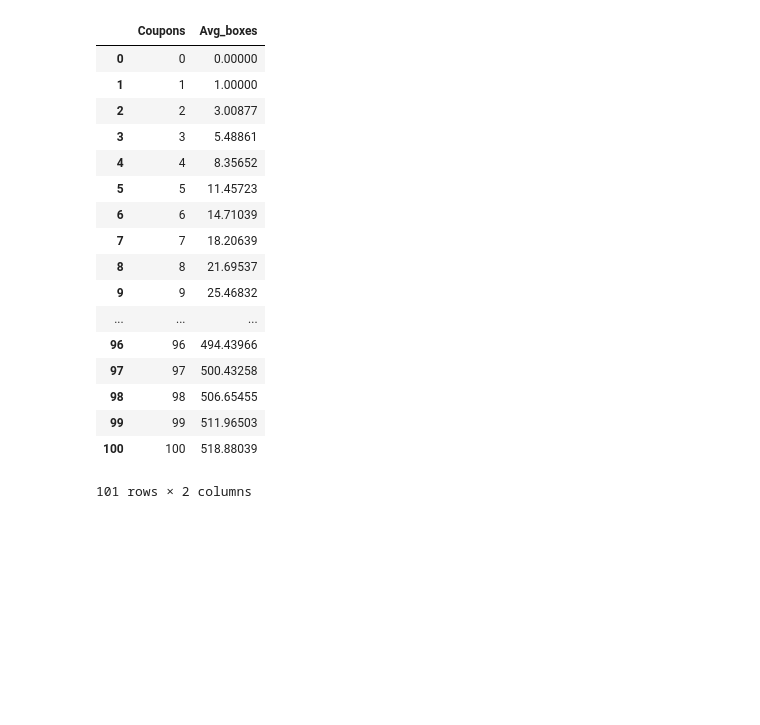
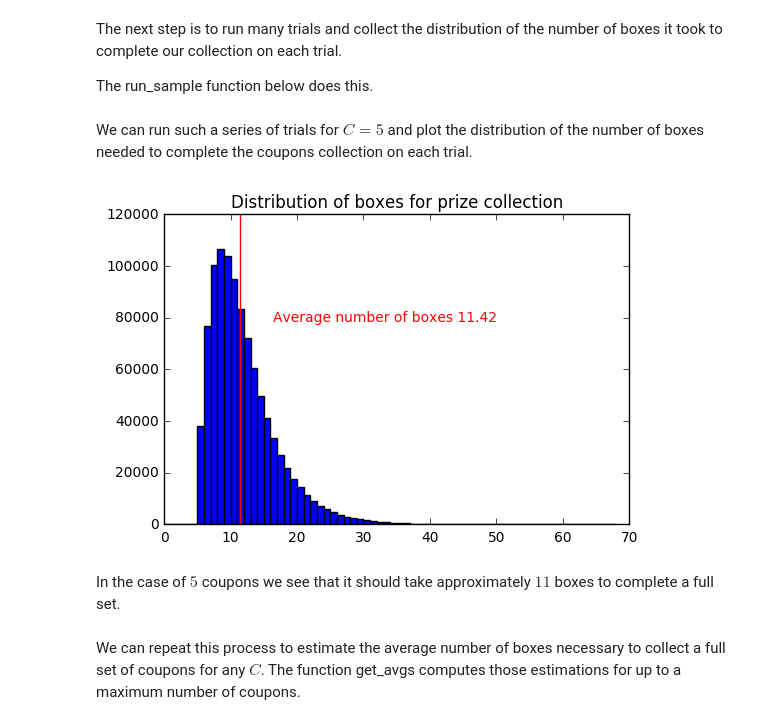
Before and after one commit to ThaneRigwald/CouponProblem, a Jupyter notebook: CouponProblemInitialResearch.ipynb, the cells around one changed output. Saved outputs shown, nothing was run; the diff lists cells and outputs as text; code cells hidden in the pictures; blank space fills up the shorter version.

```diff
--- a/CouponProblemInitialResearch.ipynb
+++ b/CouponProblemInitialResearch.ipynb
@@ -15 +39,5 @@ maxC = 101 ##
+# %% [markdown]
+The next step is to run many trials and collect the distribution of the number of boxes it took to complete our collection on each trial.
+
+The run_sample function below does this.
 # %%
@@ -73,23 +61,16 @@ result = get_avgs(T, maxC)
-# %%
-resultDict = {'Coupons': range(maxC), 'Avg_boxes': result}
-resultDf = pd.DataFrame(resultDict, columns = ['Coupons', 'Avg_boxes'])
-resultDf
-# %% [output]
-|  | Coupons | Avg_boxes |
-| 0 | 0 | 0.00000 |
-| 1 | 1 | 1.00000 |
-| 2 | 2 | 3.00877 |
-| 3 | 3 | 5.48861 |
-| 4 | 4 | 8.35652 |
-| 5 | 5 | 11.45723 |
-| 6 | 6 | 14.71039 |
-| 7 | 7 | 18.20639 |
-| 8 | 8 | 21.69537 |
-| 9 | 9 | 25.46832 |
-| ... | ... | ... |
-| 96 | 96 | 494.43966 |
-| 97 | 97 | 500.43258 |
-| 98 | 98 | 506.65455 |
-| 99 | 99 | 511.96503 |
-| 100 | 100 | 518.88039 |
-101 rows × 2 columns
+# %% [markdown]
+We can run such a series of trials for $C = 5$ and plot the distribution of the number of boxes needed to complete the coupons collection on each trial.
+# %%
+boxCountExample = run_sample(1000000, 5) # Running 10^6 trials for 5 coupons
+
+plt.title("Distribution of boxes for prize collection")
+plt.hist(boxCountExample, bins = range(np.max(boxCountExample)), range = (0, np.max(boxCountExample)))
+plt.axvline(x = np.mean(boxCountExample), color = 'r')
+plt.text(x = np.mean(boxCountExample) + 5, y = 80000, s = "Average number of boxes {:.2f}".format(np.mean(boxCountExample)), rotation=0, verticalalignment='center', color = 'r')
+plt.show()
+# %% [output]
+[figure, added]
+# %% [markdown]
+In the case of $5$ coupons we see that it should take approximately $11$ boxes to complete a full set.
+# %% [markdown]
+We can repeat this process to estimate the average number of boxes necessary to collect a full set of coupons for any $C$. The function get_avgs computes those estimations for up to a maximum number of coupons.
```
Also changed, not shown: parts of 18 cells of this notebook.
